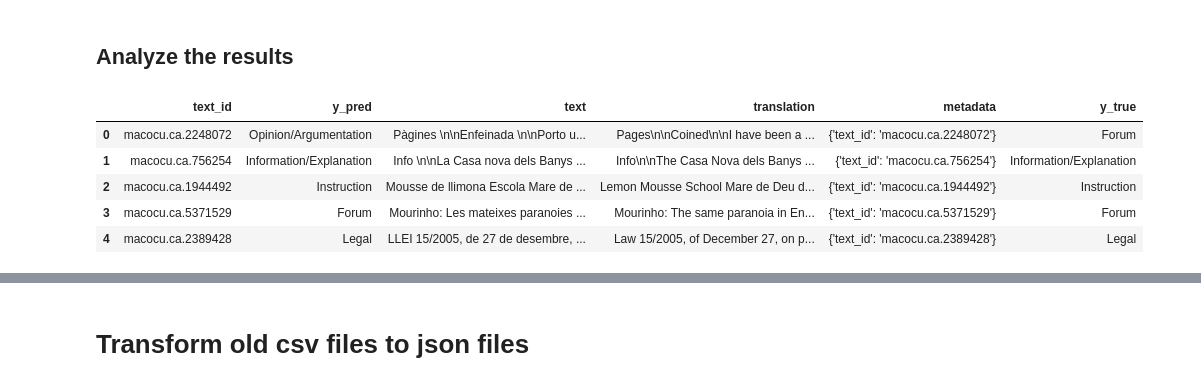
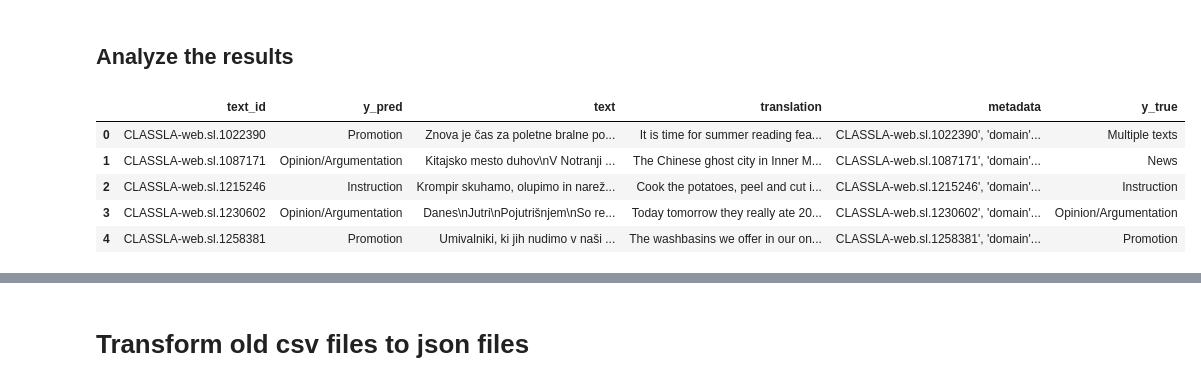
Before and after one commit to TajaKuzman/Crosslingual-Genre-Bias-Analysis, a Jupyter notebook: evaluation-of-annotation.ipynb, the cells around one changed output, grey strips where cells are left out. Saved outputs shown, nothing was run; the diff lists cells and outputs as text; code cells hidden in the pictures.

```diff
--- a/evaluation-of-annotation.ipynb
+++ b/evaluation-of-annotation.ipynb
@@ -265,17 +273,17 @@ df_sq.to_json(f"/home/tajak/Crosslingual-Genre-Bias-Analysis/manual-annotations/
 ## Analyze the results
 # %%
 # Import the prepared annotated corpus with all the information
-lang = "ca"
+lang = "sl"
 
 df_sq =pd.read_json(f"/cache/tajak/macocu-mt/datasets/manually-evaluated/MaCoCu-{lang}-genre-sample-evaluated-complete-sample-run2.jsonl", orient="records", lines=True)
 df_sq.head()
 # %% [output]
 |  | text_id | y_pred | text | translation | metadata | y_true |
-| 0 | macocu.ca.2248072 | Opinion/Argumentation | Pàgines \n\nEnfeinada \n\nPorto u... | Pages\n\nCoined\n\nI have been a ... | {'text_id': 'macocu.ca.2248072'} | Forum |
-| 1 | macocu.ca.756254 | Information/Explanation | Info \n\nLa Casa nova dels Banys ... | Info\n\nThe Casa Nova dels Banys ... | {'text_id': 'macocu.ca.756254'} | Information/Explanation |
-| 2 | macocu.ca.1944492 | Instruction | Mousse de llimona Escola Mare de ... | Lemon Mousse School Mare de Deu d... | {'text_id': 'macocu.ca.1944492'} | Instruction |
-| 3 | macocu.ca.5371529 | Forum | Mourinho: Les mateixes paranoies ... | Mourinho: The same paranoia in En... | {'text_id': 'macocu.ca.5371529'} | Forum |
-| 4 | macocu.ca.2389428 | Legal | LLEI 15/2005, de 27 de desembre, ... | Law 15/2005, of December 27, on p... | {'text_id': 'macocu.ca.2389428'} | Legal |
+| 0 | CLASSLA-web.sl.1022390 | Promotion | Znova je čas za poletne bralne po... | It is time for summer reading fea... | CLASSLA-web.sl.1022390', 'domain'... | Multiple texts |
+| 1 | CLASSLA-web.sl.1087171 | Opinion/Argumentation | Kitajsko mesto duhov\nV Notranji ... | The Chinese ghost city in Inner M... | CLASSLA-web.sl.1087171', 'domain'... | News |
+| 2 | CLASSLA-web.sl.1215246 | Instruction | Krompir skuhamo, olupimo in narež... | Cook the potatoes, peel and cut i... | CLASSLA-web.sl.1215246', 'domain'... | Instruction |
+| 3 | CLASSLA-web.sl.1230602 | Opinion/Argumentation | Danes\nJutri\nPojutrišnjem\nSo re... | Today tomorrow they really ate 20... | CLASSLA-web.sl.1230602', 'domain'... | Opinion/Argumentation |
+| 4 | CLASSLA-web.sl.1258381 | Promotion | Umivalniki, ki jih nudimo v naši ... | The washbasins we offer in our on... | CLASSLA-web.sl.1258381', 'domain'... | Promotion |
 # %%
 # Analyze number of problematic texts
 print(df_sq["y_true"].value_counts().to_markdown())
```
Also changed, not shown: parts of 14 cells of this notebook, 18 other files.
